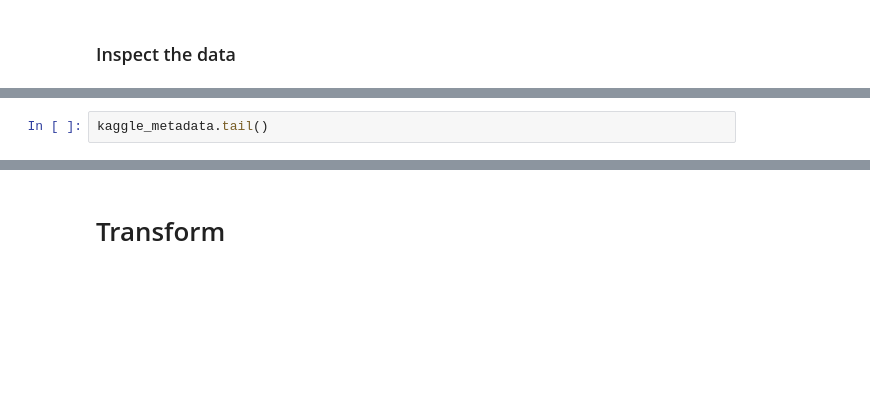
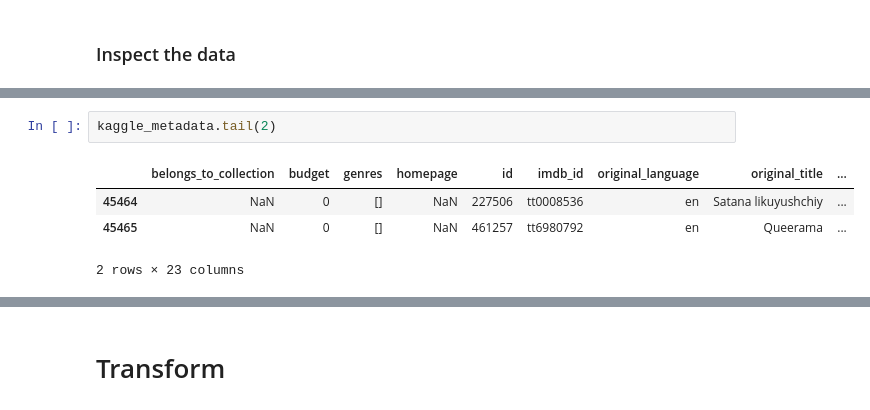
Before and after one commit to BiancaTaisePommerening/Movies-ETL, a Jupyter notebook: Extract_transform_movie_data.ipynb, the cells around one changed output, grey strips where cells are left out. Cells and saved outputs as stored; diff of their text form; blank space fills up the shorter version.

```diff
--- a/Extract_transform_movie_data.ipynb
+++ b/Extract_transform_movie_data.ipynb
@@ -79,4 +102,9 @@ kaggle_metadata.head()
 # %%
-kaggle_metadata.tail()
+kaggle_metadata.tail(2)
+# %% [output]
+|  | belongs_to_collection | budget | genres | homepage | id | imdb_id | original_language | original_title | ... |
+| 45464 | NaN | 0 | [] | NaN | 227506 | tt0008536 | en | Satana likuyushchiy | ... |
+| 45465 | NaN | 0 | [] | NaN | 461257 | tt6980792 | en | Queerama | ... |
+2 rows × 23 columns
 # %%
 kaggle_metadata.sample(5)
```
Also changed, not shown: parts of 27 cells of this notebook, 11 other files.
